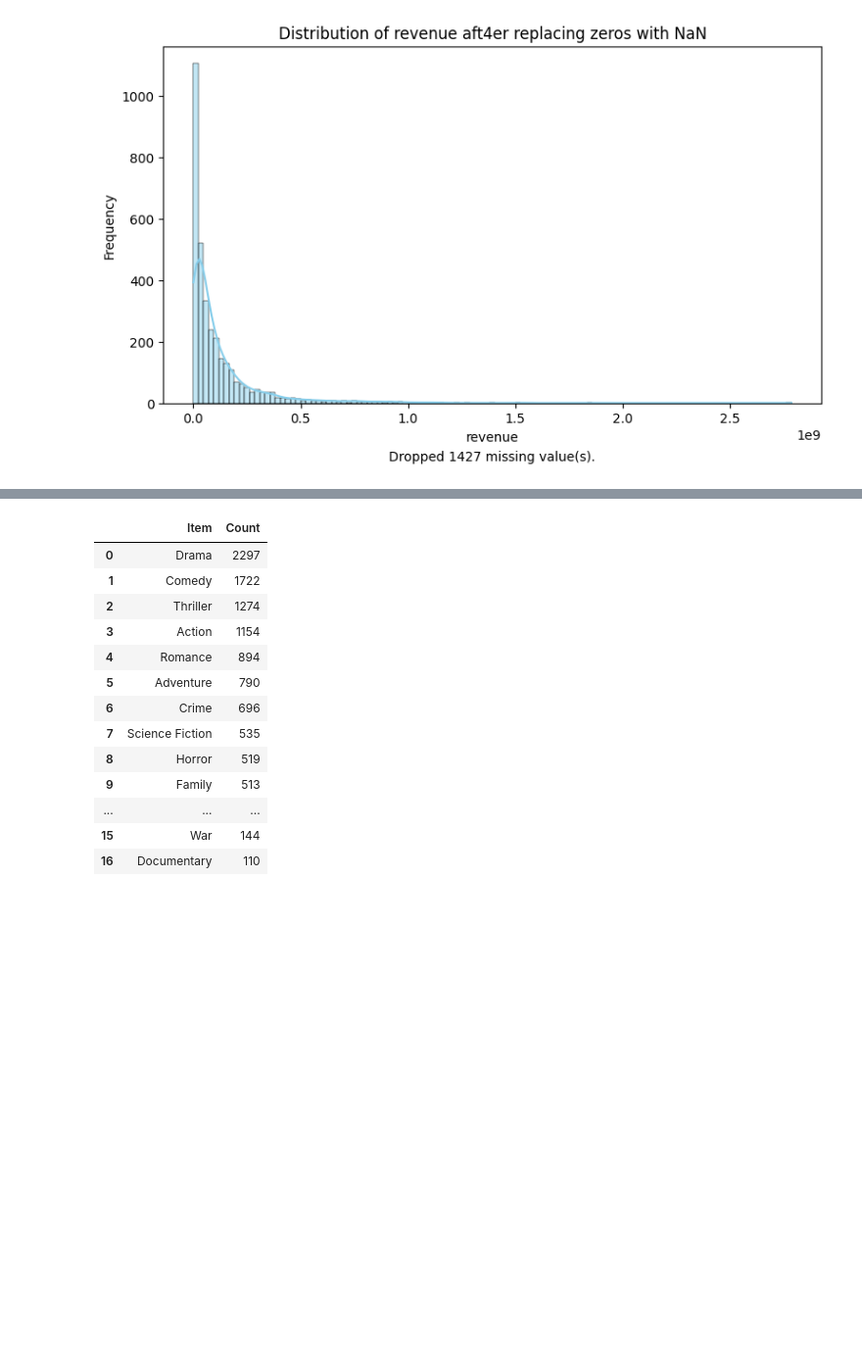
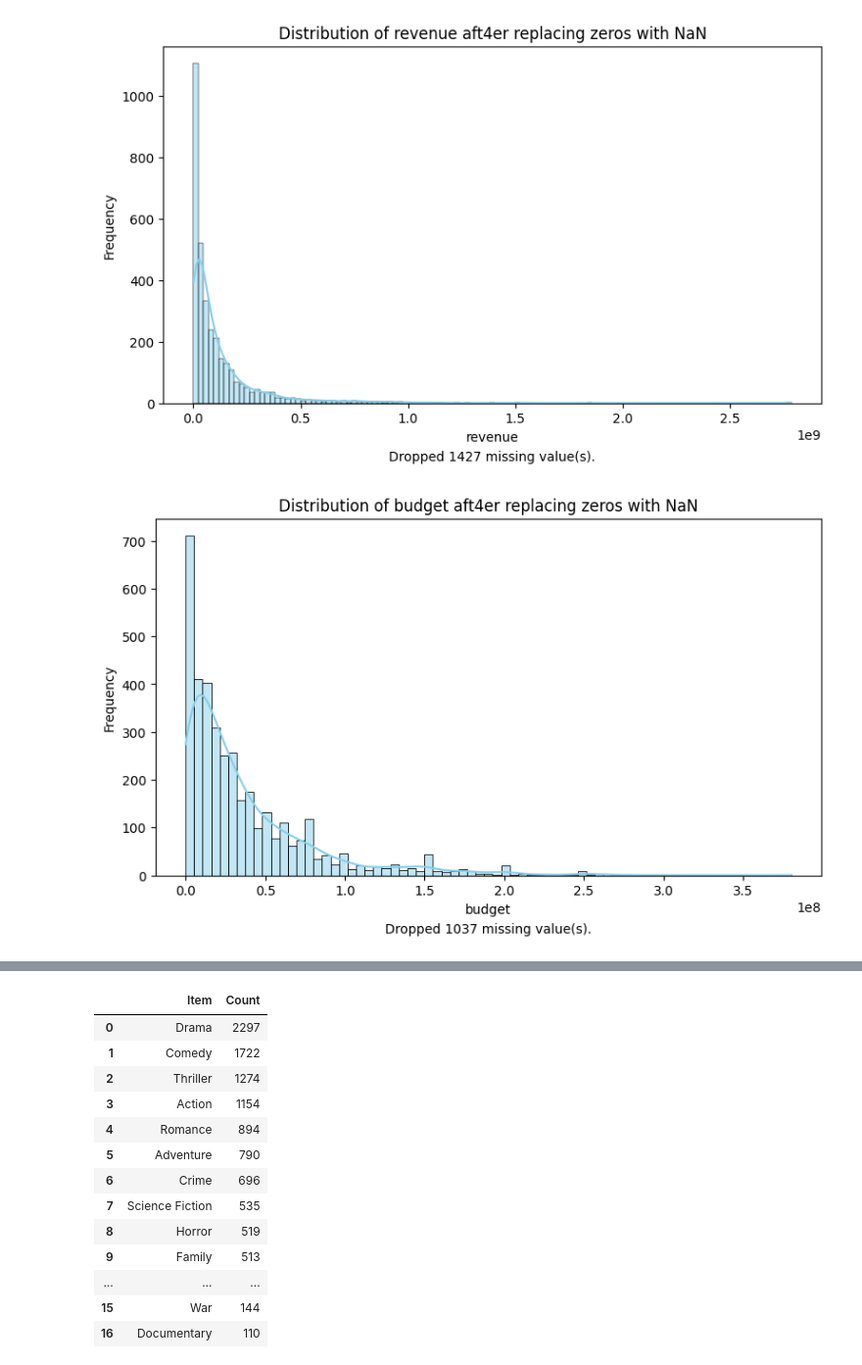
Before and after one commit to gem733/d100project, a Jupyter notebook: eda_cleaning.ipynb, the cells around one changed output, grey strips where cells are left out. Shown: that part at 98% size. Saved outputs shown, nothing was run; the diff lists cells and outputs as text; code cells hidden in the pictures; blank space fills up the shorter version.

```diff
--- a/eda_cleaning.ipynb
+++ b/eda_cleaning.ipynb
@@ -90,3 +90,14 @@ df = load_data()
 plot_hist_replace_zeros(df, 'revenue')
 # %% [output]
 [figure]
+# %%
+from d100project.plotting._plot_hist_replace_zeros import plot_hist_replace_zeros
+from d100project.data._load_data import load_data
+
+# load dataset
+df = load_data()
+
+# plot budget
+plot_hist_replace_zeros(df, 'budget')
+# %% [output]
+[figure, added]
```
Also changed, not shown: parts of 1 cell of this notebook.
